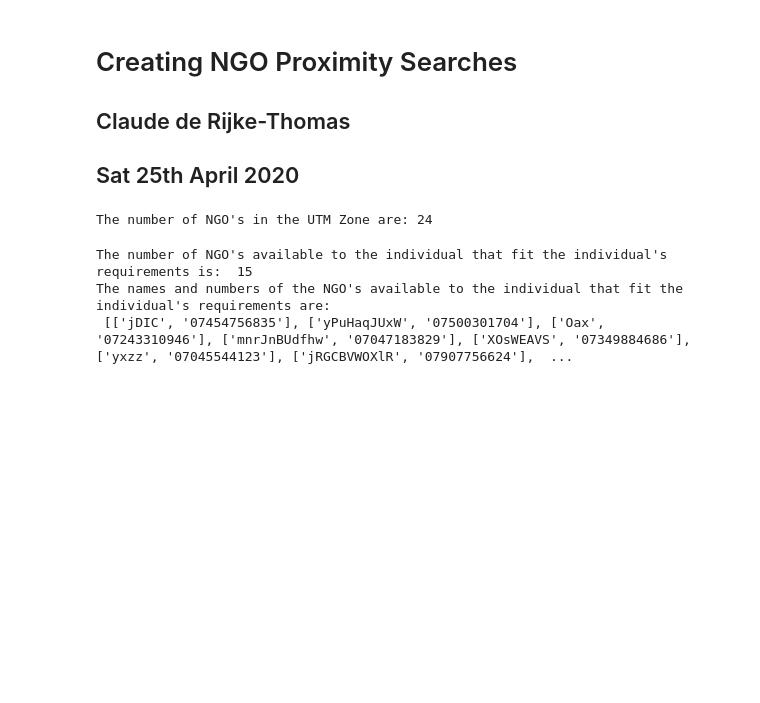
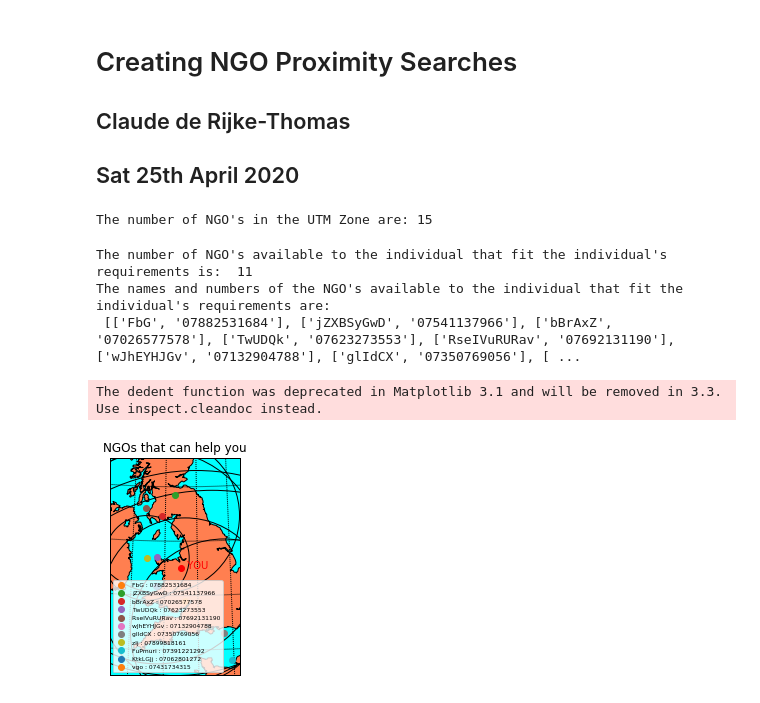
Before and after one commit to ClaudeDRT/CoVision, a Jupyter notebook: CreatingNGOProximitySearches.ipynb, the cells around one changed output. Cells and saved outputs as stored; diff of their text form; code cells hidden in the pictures; blank space fills up the shorter version.

Commit message:
Made the code so that it plots available NGOs

```diff
--- a/CreatingNGOProximitySearches.ipynb
+++ b/CreatingNGOProximitySearches.ipynb
@@ -101,7 +105,7 @@ for ngo_obj in ngo_obj_arr:
     ngo_obj.add_zone_designator(zone_designator)
     ngo_obj.add_number(number)
 # %%
-human_obj = Human(np.random.bytes(10), "name", [np.random.random()*180-90,np.random.random()*160-80],"domestic abuse")
+human_obj = Human(np.random.bytes(10), "name", [-3,53],"domestic abuse")
 _,_,zone_number,zone_designator =utm.from_latlon(human_obj.loc_lon_lat[1], human_obj.loc_lon_lat[0])
 myProj = Proj("+proj=utm +zone="+str(zone_number)+str(zone_designator)+", +north +ellps=WGS84 +datum=WGS84 +units=m +no_defs")
 UTMx, UTMy = myProj(human_obj.loc_lon_lat[0], human_obj.loc_lon_lat[1])
@@ -116,7 +120,7 @@ for ngo_obj in ngo_obj_arr:
 # %%
 print("The number of NGO's in the UTM Zone are:",len(zonal_ngo_obj_arr))
 # %% [output]
-The number of NGO's in the UTM Zone are: 24
+The number of NGO's in the UTM Zone are: 15
 # %%
 successful_ngo_obj_arr = []
 for ngo_obj in zonal_ngo_obj_arr:
@@ -128,6 +132,43 @@ successful_ngo_numbers= [ngo_obj.number for ngo_obj in successful_ngo_obj_arr]
 succ_name_n0_arr = [[ngo_obj.name,ngo_obj.number] for ngo_obj in successful_ngo_obj_arr]
 print("The names and numbers of the NGO's available to the individual that fit the individual\'s requirements are: \n",succ_name_n0_arr)
 # %% [output]
-The number of NGO's available to the individual that fit the individual's requirements is:  15
+The number of NGO's available to the individual that fit the individual's requirements is:  11
 The names and numbers of the NGO's available to the individual that fit the individual's requirements are:
- [['jDIC', '07454756835'], ['yPuHaqJUxW', '07500301704'], ['Oax', '07243310946'], ['mnrJnBUdfhw', '07047183829'], ['XOsWEAVS', '07349884686'], ['yxzz', '07045544123'], ['jRGCBVWOXlR', '07907756624'],  ...
+ [['FbG', '07882531684'], ['jZXBSyGwD', '07541137966'], ['bBrAxZ', '07026577578'], ['TwUDQk', '07623273553'], ['RseIVuRURav', '07692131190'], ['wJhEYHJGv', '07132904788'], ['glIdCX', '07350769056'], [ ...
+# %%
+m = Basemap(llcrnrlon=human_obj.loc_lon_lat[0]-4,llcrnrlat=human_obj.loc_lon_lat[1]-4,urcrnrlon=human_obj.loc_lon_lat[0]+4,urcrnrlat=human_obj.loc_lon_lat[1]+4,
+            resolution='i',projection='tmerc',lon_0=human_obj.loc_lon_lat[0],lat_0=human_obj.loc_lon_lat[1])
+
+# can get the identical map this way (by specifying width and
+# height instead of lat/lon corners)
+#m = Basemap(width=894887,height=1116766,\
+#            resolution='i',projection='tmerc',lon_0=-4.36,lat_0=54.7)
+m.drawcoastlines()
+m.fillcontinents(color='coral',lake_color='aqua')
+# draw parallels and meridians.
+m.drawparallels(np.arange(-40,61.,2.))
+m.drawmeridians(np.arange(-20.,21.,2.))
+m.drawmapboundary(fill_color='aqua')
+
+m.plot(-31.309766758666633,30.153934929519664 )
+
+xy_human=m(human_obj.loc_lon_lat[0],human_obj.loc_lon_lat[1])
+m.plot(xy_human[0],xy_human[1],"o",color='r')
+plt.annotate("  YOU", (xy_human[0], xy_human[1]), color= 'r')
+for ngo_obj in successful_ngo_obj_arr:
+    xy_ngo=m(ngo_obj.loc_lon_lat[0],ngo_obj.loc_lon_lat[1])
+    m.plot(xy_ngo[0],xy_ngo[1],"o", label=ngo_obj.name+" : "+ngo_obj.number)
+    circle = Circle(xy_ngo,radius=ngo_obj.radius, fill=False) #(m.ymax - m.ymin)/3
+    plt.gca().add_patch(circle)
+# m.plot(human_obj.loc_lon_lat[0], human_obj.loc_lon_lat[1],"o", label="HUMAN")
+# xy=m(-4,53)
+# m.plot(xy[0],xy[1],"o", label="COVID1")
+# circle = Circle(xy,radius=60000, fill=False) #(m.ymax - m.ymin)/3
+# plt.gca().add_patch(circle)
+plt.legend(loc='lower left', prop={'size': 6})
+plt.title("NGOs that can help you")
+plt.savefig("NGOsThatCanHelpYou.png", dpi=2000)
+plt.show()
+# %% [output]
+The dedent function was deprecated in Matplotlib 3.1 and will be removed in 3.3. Use inspect.cleandoc instead.
+[figure, added]
```
Also changed, not shown: parts of 1 cell of this notebook, 1 other file.
